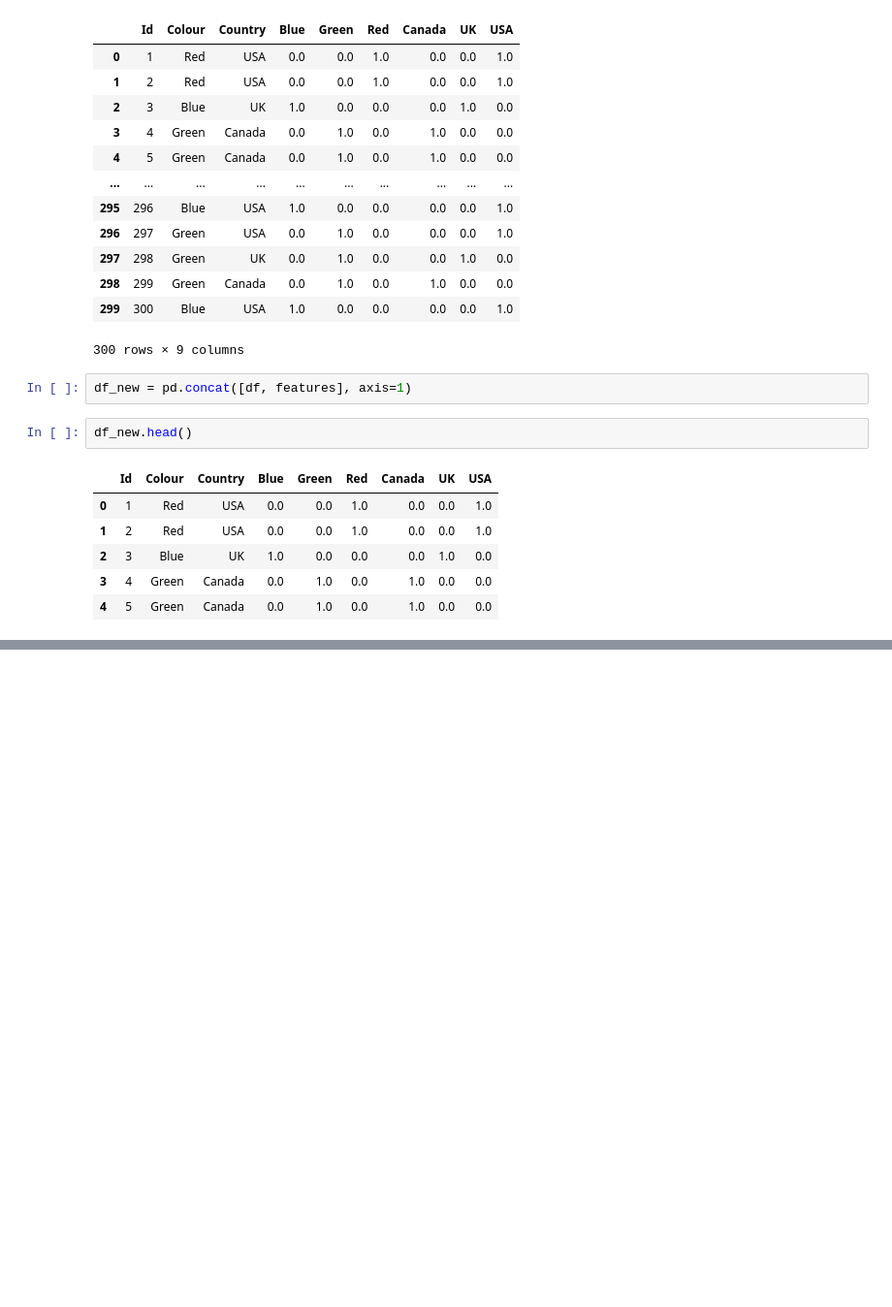
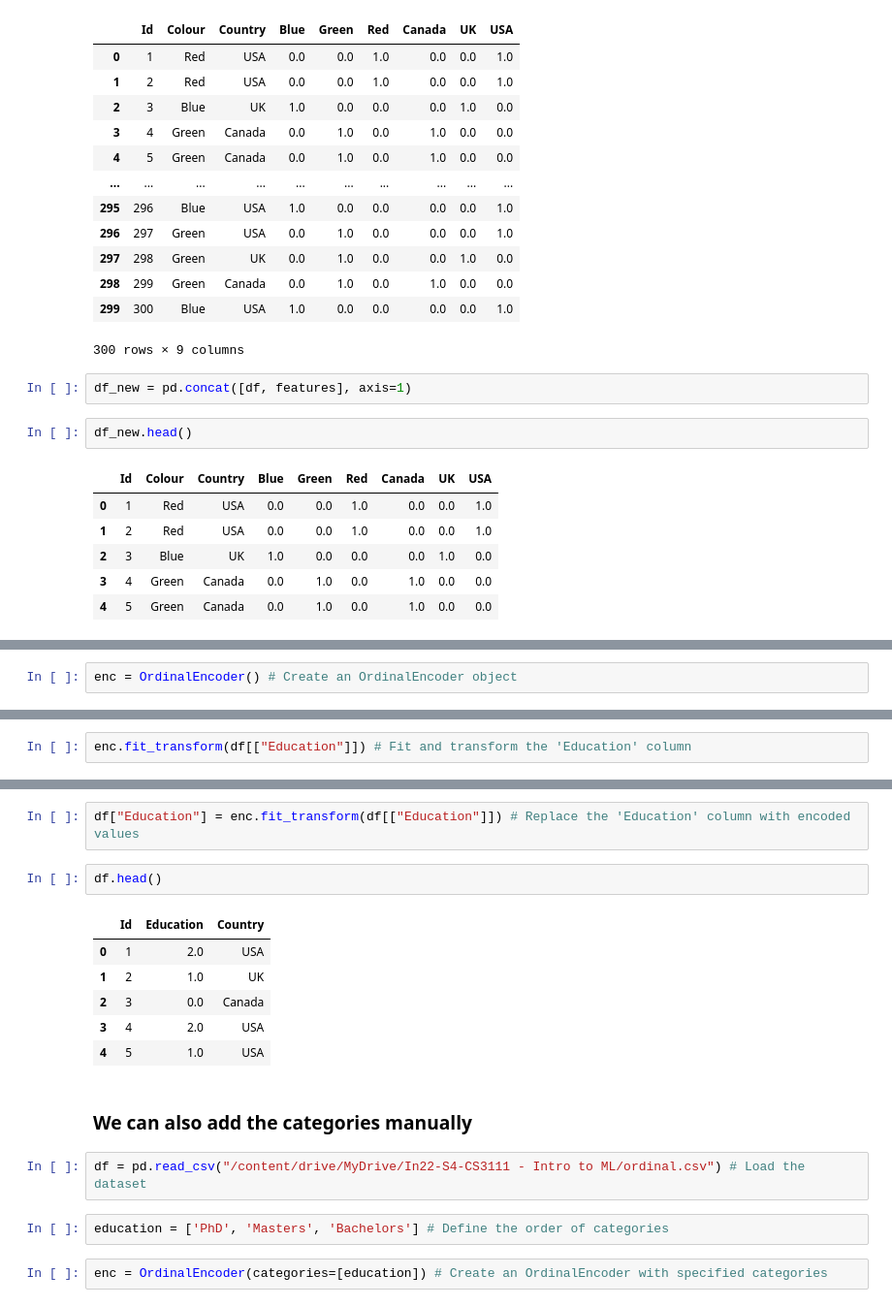
Before and after one commit to InduwaraRathnayake/In22-S4-CS3111-Intro-to-ML, a Jupyter notebook: Week_2.ipynb, the cells around one changed output, grey strips where cells are left out. Shown: that part at 97% size. Saved outputs shown, nothing was run; the diff lists cells and outputs as text; blank space fills up the shorter version.

```diff
--- a/Week_2.ipynb
+++ b/Week_2.ipynb
@@ -166,0 +191,2 @@ df_new.head()
+# %%
+enc = OrdinalEncoder() # Create an OrdinalEncoder object
@@ -166,0 +197,2 @@ df_new.head()
+# %%
+enc.fit_transform(df[["Education"]]) # Fit and transform the 'Education' column
@@ -166,0 +217,19 @@ df_new.head()
+# %%
+df["Education"] = enc.fit_transform(df[["Education"]]) # Replace the 'Education' column with encoded values
+# %%
+df.head()
+# %% [output]
+|  | Id | Education | Country |
+| 0 | 1 | 2.0 | USA |
+| 1 | 2 | 1.0 | UK |
+| 2 | 3 | 0.0 | Canada |
+| 3 | 4 | 2.0 | USA |
+| 4 | 5 | 1.0 | USA |
+# %% [markdown]
+### We can also add the categories manually
+# %%
+df = pd.read_csv("/content/drive/MyDrive/In22-S4-CS3111 - Intro to ML/ordinal.csv") # Load the dataset
+# %%
+education = ['PhD', 'Masters', 'Bachelors'] # Define the order of categories
+# %%
+enc = OrdinalEncoder(categories=[education]) # Create an OrdinalEncoder with specified categories
```
Also changed, not shown: parts of 15 cells of this notebook.
